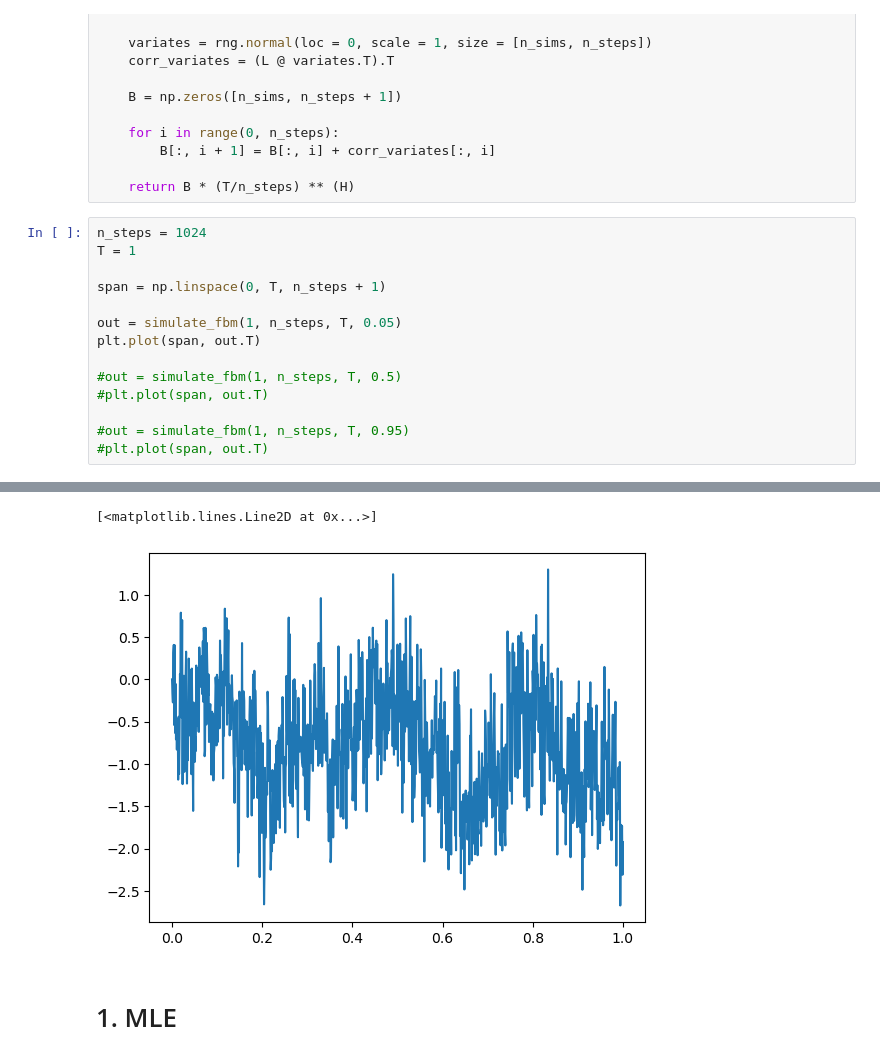
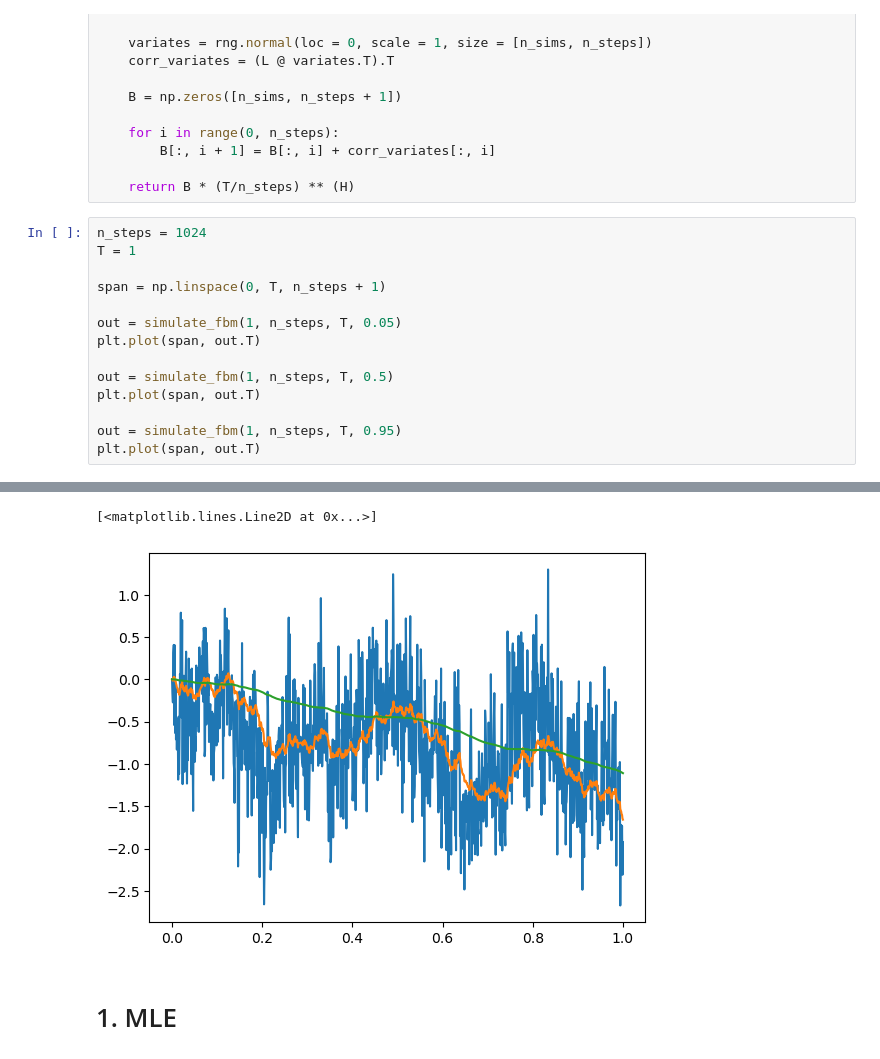
Before and after one commit to Jamjam1729/Dissertation, a Jupyter notebook: Dissertation.ipynb, the cells around one changed output, grey strips where cells are left out. Saved outputs shown, nothing was run; the diff lists cells and outputs as text.

```diff
--- a/Dissertation.ipynb
+++ b/Dissertation.ipynb
@@ -67,11 +70,11 @@ span = np.linspace(0, T, n_steps + 1)
 out = simulate_fbm(1, n_steps, T, 0.05)
 plt.plot(span, out.T)
 
-#out = simulate_fbm(1, n_steps, T, 0.5)
-#plt.plot(span, out.T)
+out = simulate_fbm(1, n_steps, T, 0.5)
+plt.plot(span, out.T)
 
-#out = simulate_fbm(1, n_steps, T, 0.95)
-#plt.plot(span, out.T)
+out = simulate_fbm(1, n_steps, T, 0.95)
+plt.plot(span, out.T)
 # %% [output]
 Intel MKL WARNING: Support of Intel(R) Streaming SIMD Extensions 4.2 (Intel(R) SSE4.2) enabled only processors has been deprecated. Intel oneAPI Math Kernel Library 2025.0 will require Intel(R) Advanc ...
 Intel MKL WARNING: Support of Intel(R) Streaming SIMD Extensions 4.2 (Intel(R) SSE4.2) enabled only processors has been deprecated. Intel oneAPI Math Kernel Library 2025.0 will require Intel(R) Advanc ...
@@ -89,9 +92,9 @@ Intel MKL WARNING: Support of Intel(R) Streaming SIMD Extensions 4.2 (Intel(R) S
 Intel MKL WARNING: Support of Intel(R) Streaming SIMD Extensions 4.2 (Intel(R) SSE4.2) enabled only processors has been deprecated. Intel oneAPI Math Kernel Library 2025.0 will require Intel(R) Advanc ...
 Intel MKL WARNING: Support of Intel(R) Streaming SIMD Extensions 4.2 (Intel(R) SSE4.2) enabled only processors has been deprecated. Intel oneAPI Math Kernel Library 2025.0 will require Intel(R) Advanc ...
 Intel MKL WARNING: Support of Intel(R) Streaming SIMD Extensions 4.2 (Intel(R) SSE4.2) enabled only processors has been deprecated. Intel oneAPI Math Kernel Library 2025.0 will require Intel(R) Advanc ...
 Intel MKL WARNING: Support of Intel(R) Streaming SIMD Extensions 4.2 (Intel(R) SSE4.2) enabled only processors has been deprecated. Intel oneAPI Math Kernel Library 2025.0 will require Intel(R) Advanc ...
 [<matplotlib.lines.Line2D at 0x...>]
-[figure, old version]
+[figure, new version]
 # %% [markdown]
 # 1. MLE
 # %%
```
Also changed, not shown: parts of 9 cells of this notebook.
